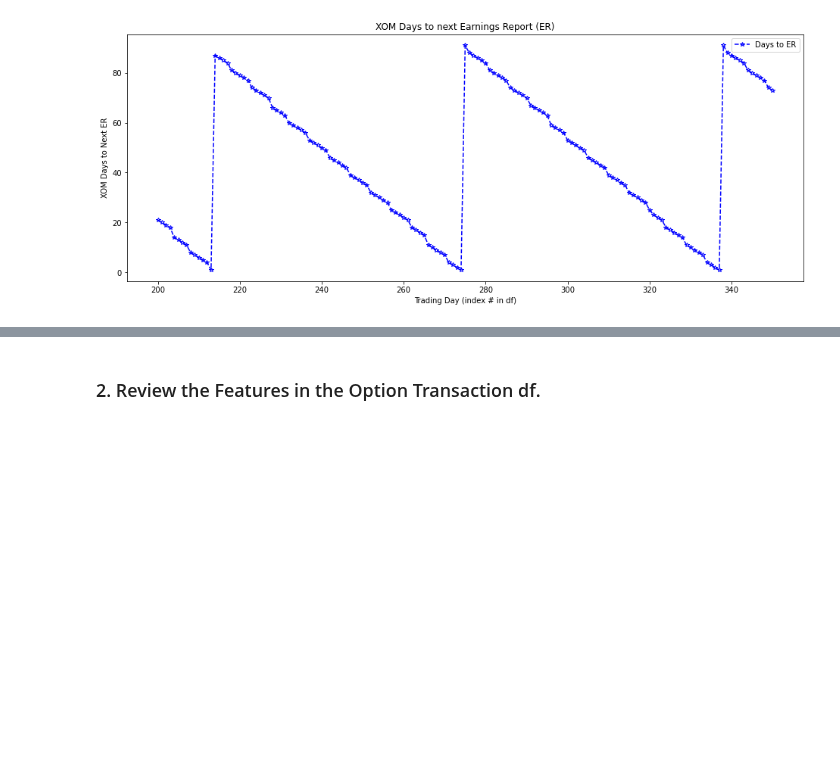
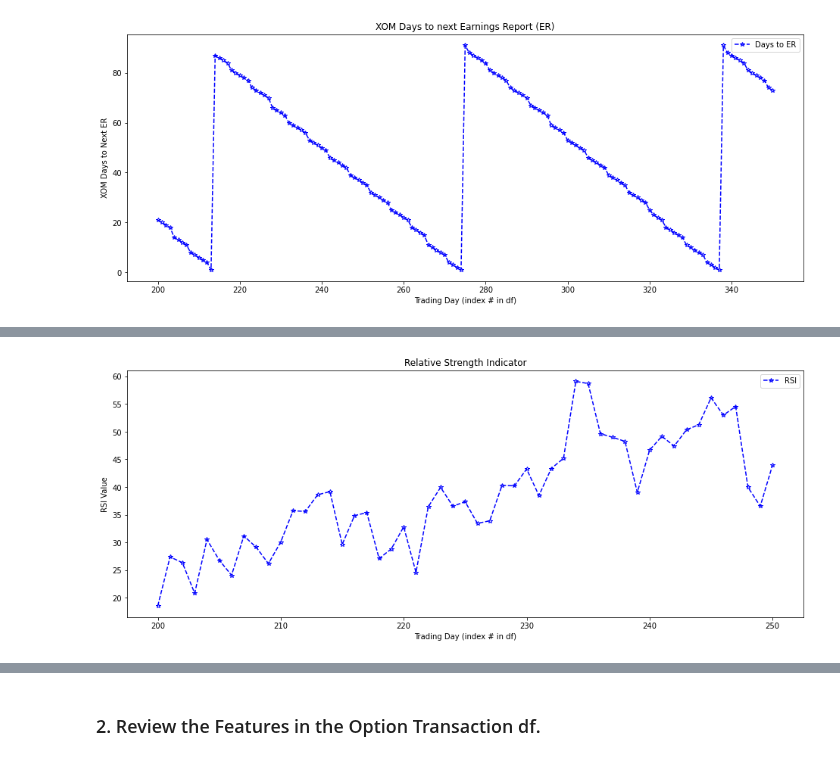
Before and after one commit to CajunCal/OptionTradingNotebooksXOM, a Jupyter notebook: OptionsBuildFeatures.ipynb, the cells around one changed output, grey strips where cells are left out. Cells and saved outputs as stored; diff of their text form; code cells hidden in the pictures; blank space fills up the shorter version.

```diff
--- a/OptionsBuildFeatures.ipynb
+++ b/OptionsBuildFeatures.ipynb
@@ -368,0 +448,12 @@ Name: Days to ER, dtype: int64
+# %%
+freq = 10
+min_row = 200
+max_row = 250
+plot_cols = ['RSI']
+x_label = 'Trading Day (index # in df)'
+y_label = 'RSI Value'
+chart_title = 'Relative Strength Indicator'
+
+Chart_Multi_Line(signals, plot_cols, freq, min_row, max_row, x_label, y_label, chart_title)
+# %% [output]
+[figure, added]
```
Also changed, not shown: parts of 10 cells of this notebook, 1 other file.
